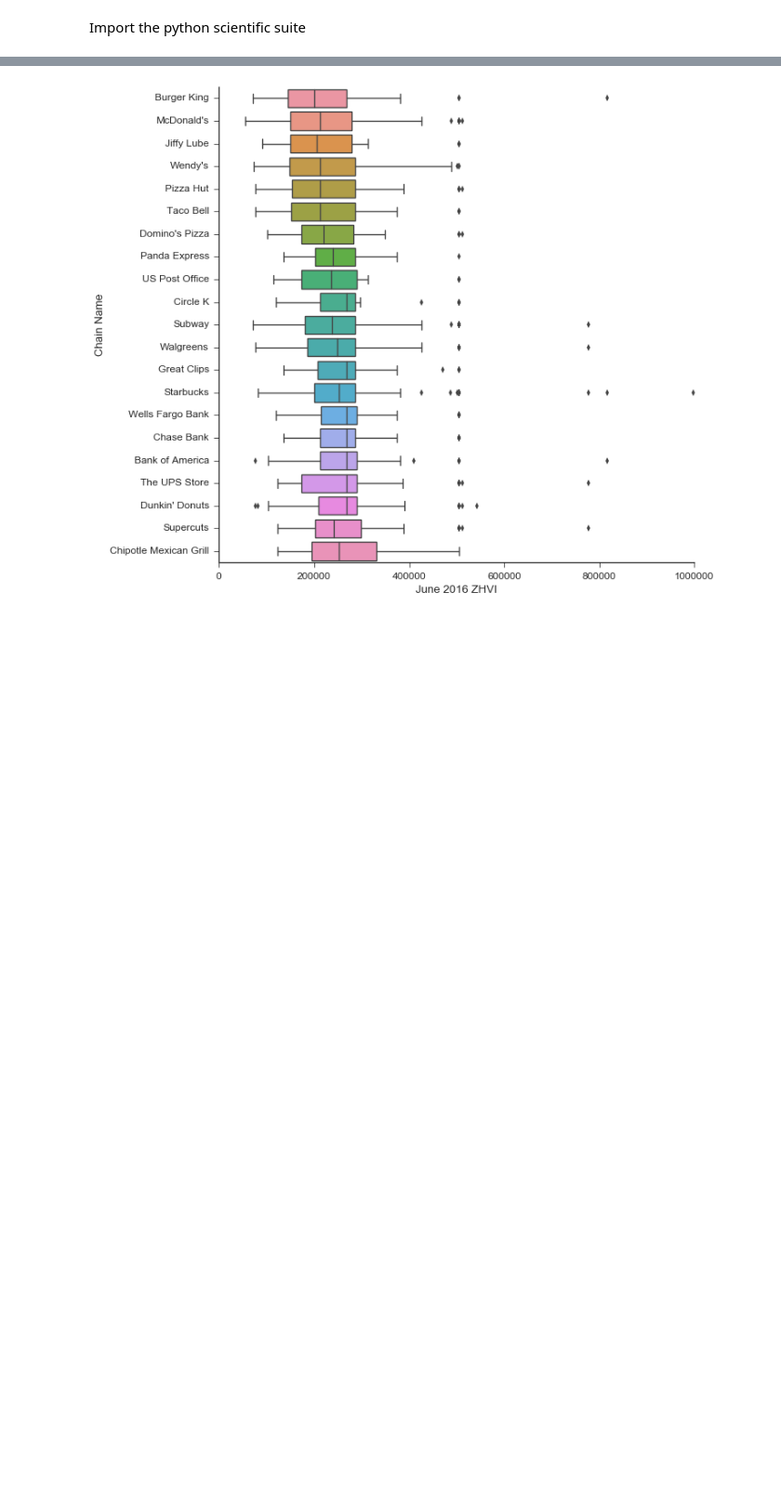
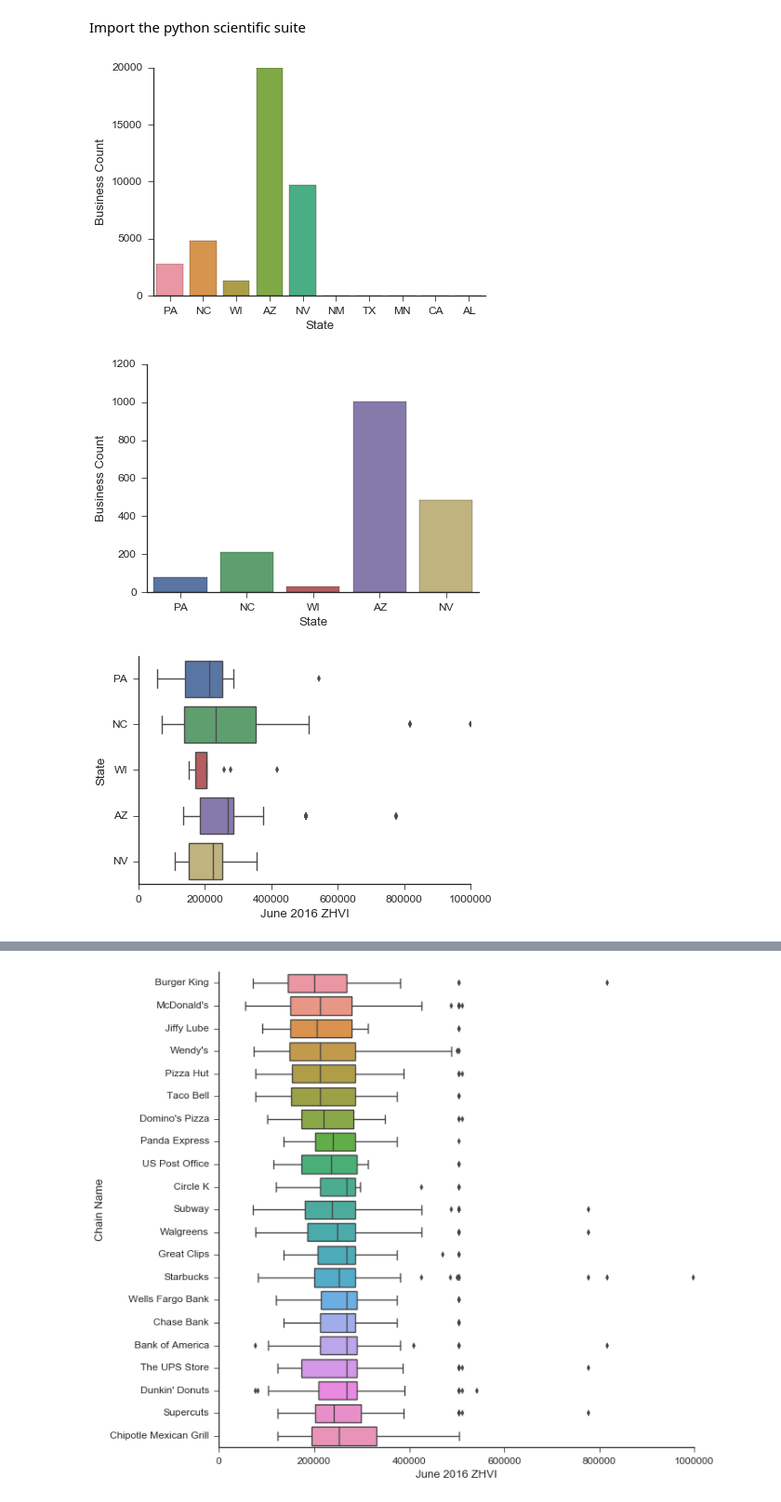
Before and after one commit to zihaoxu/jac_project, a Jupyter notebook: clean_yelp_data.ipynb, the cells around one changed output, grey strips where cells are left out. Shown at 93% size. Drawn from its saved outputs; the diff is of its cells as text; code cells hidden in the pictures; blank space fills up the shorter version.

```diff
--- a/clean_yelp_data.ipynb
+++ b/clean_yelp_data.ipynb
@@ -81 +82,40 @@ rs = pd.merge(rfu, s, on = 'z_hood', how = 'inner')
 bs = pd.merge(bf, s, on = 'z_hood', how = 'inner')
+# %%
+#total dataset
+plt.figure()
+sns.countplot(data = b, x = 'state')
+plt.xlabel('State')
+plt.ylabel('Business Count')
+sns.despine()
+
+#matched and filtered
+plt.figure()
+sns.countplot(data = bs, x = 'state_y')
+plt.xlabel('State')
+plt.ylabel('Business Count')
+sns.despine()
+
+#matched and filtered
+plt.figure()
+sns.boxplot(data = bs, x = 'latest_zhvi', y = 'state_y')
+plt.ylabel('State')
+plt.xlabel('June 2016 ZHVI')
+sns.despine()
+
+#matched and filtered
+plt.figure()
+sns.boxplot(data = bs, x = 'mean_price', y = 'state_y')
+plt.ylabel('State')
+plt.xlabel('Mean Yelp ($)')
+sns.despine()
+
+#matched and filtered
+plt.figure()
+sns.boxplot(data = bs, x = 'mean_stars', y = 'state_y')
+plt.ylabel('State')
+plt.xlabel('Mean Yelp Stars')
+sns.despine()
+# %% [output]
+[figure, added]
+[figure, added]
+[figure, added]
```
Also changed, not shown: parts of 4 cells of this notebook, 4 other files.
